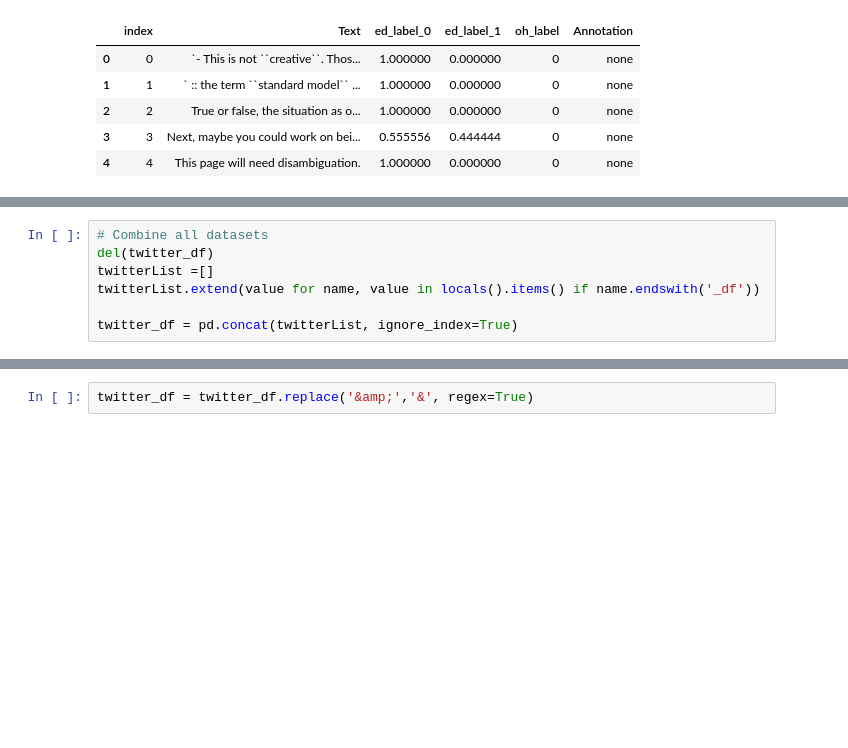
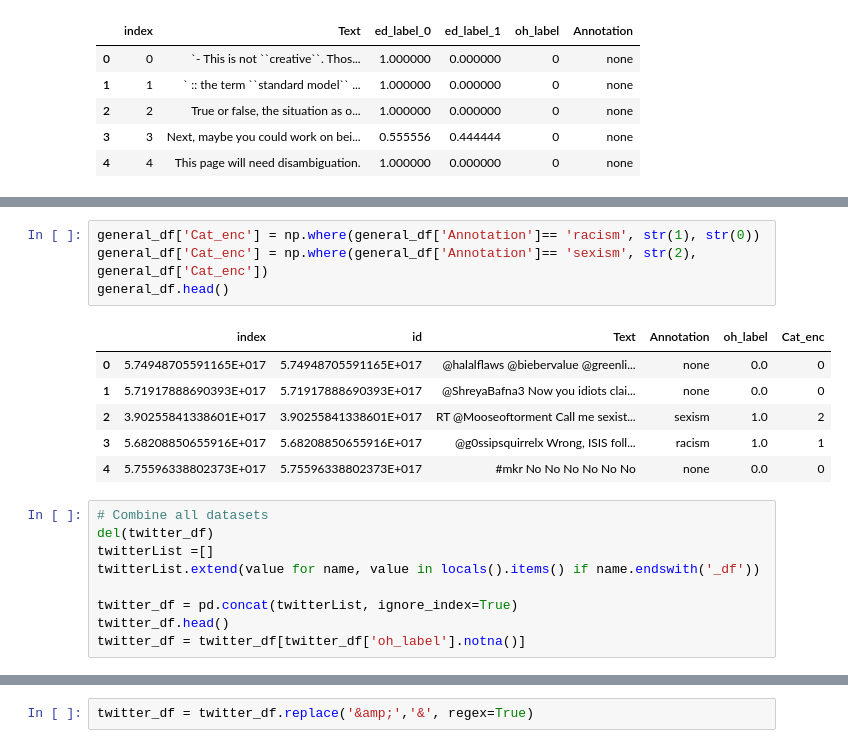
Before and after one commit to Dominikasc/NLP_cyberbully_finalProject, a Jupyter notebook: preprocessing.ipynb, the cells around one changed output, grey strips where cells are left out. Cells and saved outputs as stored; diff of their text form; blank space fills up the shorter version.

```diff
--- a/preprocessing.ipynb
+++ b/preprocessing.ipynb
@@ -65,3 +85,14 @@ attack_df.head()
+# %%
+general_df['Cat_enc'] = np.where(general_df['Annotation']== 'racism', str(1), str(0))
+general_df['Cat_enc'] = np.where(general_df['Annotation']== 'sexism', str(2), general_df['Cat_enc'])
+general_df.head()
+# %% [output]
+|  | index | id | Text | Annotation | oh_label | Cat_enc |
+| 0 | 5.74948705591165E+017 | 5.74948705591165E+017 | @halalflaws @biebervalue @greenli... | none | 0.0 | 0 |
+| 1 | 5.71917888690393E+017 | 5.71917888690393E+017 | @ShreyaBafna3 Now you idiots clai... | none | 0.0 | 0 |
+| 2 | 3.90255841338601E+017 | 3.90255841338601E+017 | RT @Mooseoftorment Call me sexist... | sexism | 1.0 | 2 |
+| 3 | 5.68208850655916E+017 | 5.68208850655916E+017 | @g0ssipsquirrelx Wrong, ISIS foll... | racism | 1.0 | 1 |
+| 4 | 5.75596338802373E+017 | 5.75596338802373E+017 | #mkr No No No No No No | none | 0.0 | 0 |
 # %%
 # Combine all datasets
 del(twitter_df)
@@ -69,3 +100,5 @@ twitterList =[]
 twitterList.extend(value for name, value in locals().items() if name.endswith('_df'))
 
 twitter_df = pd.concat(twitterList, ignore_index=True)
+twitter_df.head()
+twitter_df = twitter_df[twitter_df['oh_label'].notna()]
```
Also changed, not shown: parts of 10 cells of this notebook.
